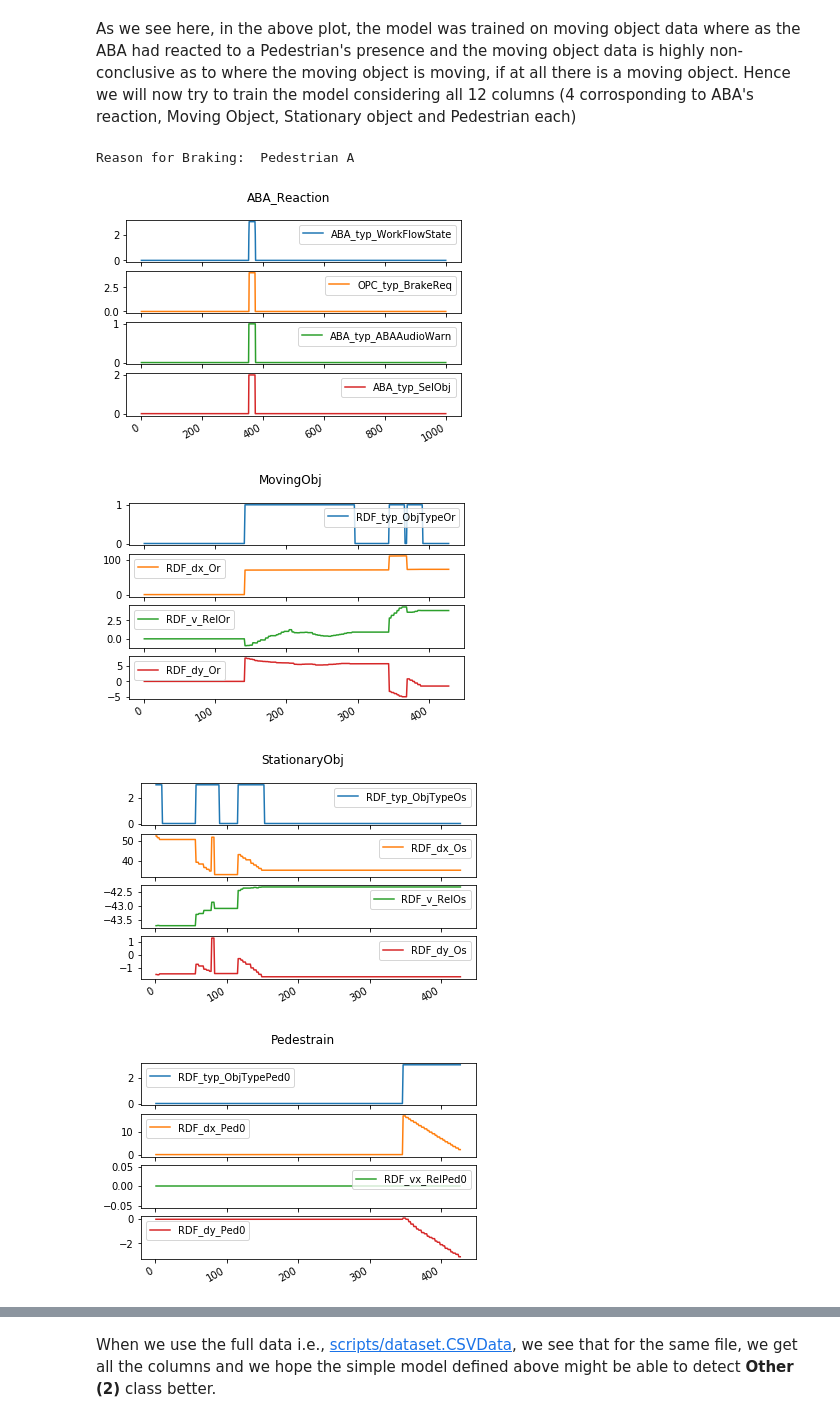
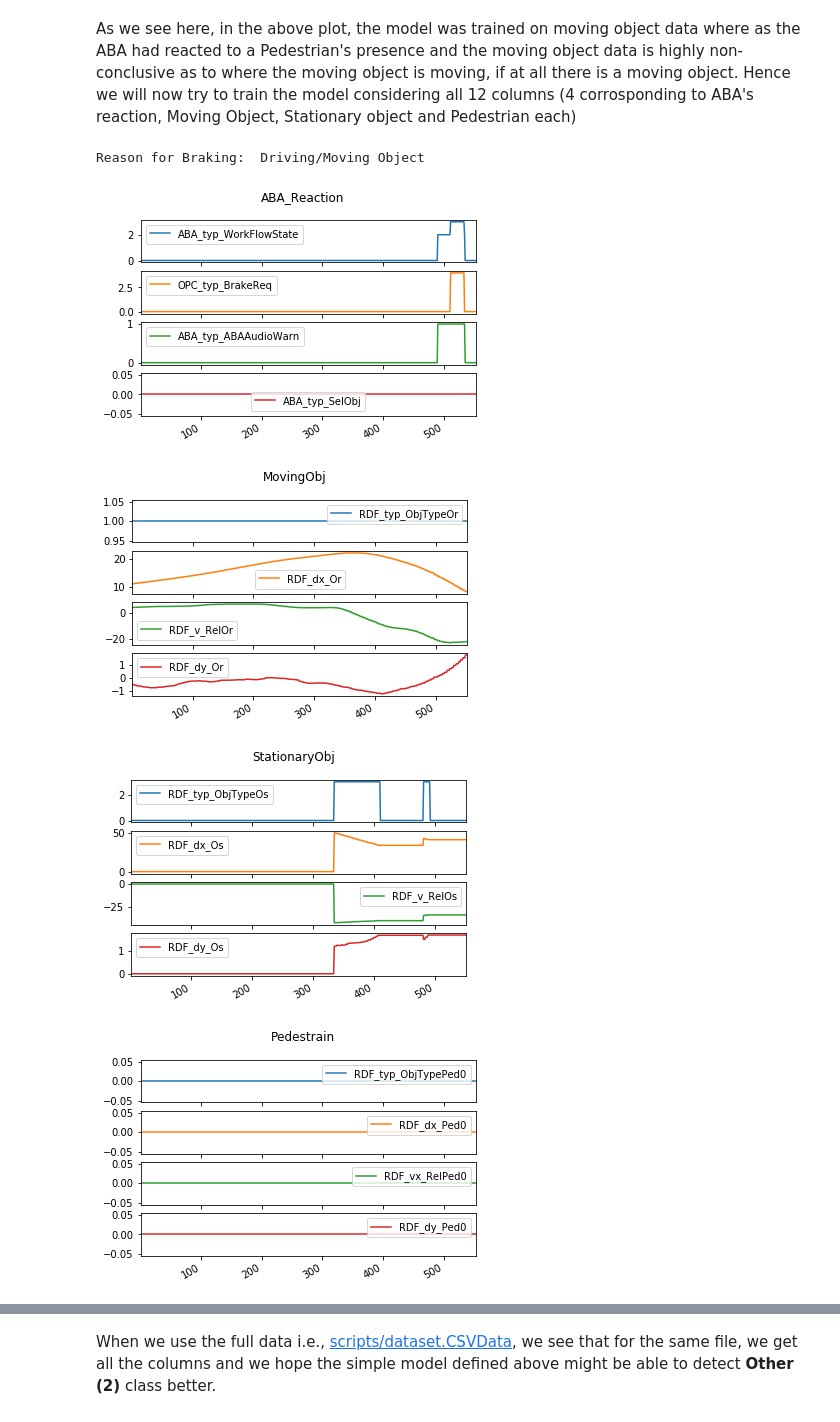
Before and after one commit to dumbPy/SceneR2, a Jupyter notebook: Notebooks/CSV_Model.ipynb, the cells around one changed output, grey strips where cells are left out. Saved outputs shown, nothing was run; the diff lists cells and outputs as text; code cells hidden in the pictures.

```diff
--- a/Notebooks/CSV_Model.ipynb
+++ b/Notebooks/CSV_Model.ipynb
@@ -15,6 +15,10 @@ As loading and cleaning the dataset takes some time, we load the dataset and sav
 data=MovingObjectData.fromCSVFolder("/home/sufiyan/data/Daimler/100_vids/csv/")
 with open("/home/sufiyan/data/Daimler/100_vids/pickled_160_csv_14Feb", 'wb') as f:
     pickle.dump(data, f)
+# %%
+data=MovingObjectData.fromCSVFolder("/home/sufiyan/data/Daimler/100_vids/csv/")
+with open("/home/sufiyan/data/Daimler/100_vids/pickled_MovingObject_160_csv_20Feb", 'wb') as f:
+    pickle.dump(data, f)
 # %% [markdown]
 Loading the dataset. To see how the dataset works, see [scripts/dataset.py](https://github.com/dumbPy/MTP/blob/master/scripts/dataset.py)
 # %%
@@ -25,3 +27,6 @@ path="/home/sufiyan/Common_data/mtp2/dataset/NEW/100_vids/"
+# %%
+with open("/home/sufiyan/data/Daimler/100_vids/pickled_MovingObject_160_csv_20Feb", 'rb') as f:
+    dataset=pickle.load(f)
 # %% [markdown]
 Total number of files in the dataset
 # %%
@@ -217,16 +197,16 @@ Reason for Braking:  Pedestrian A
 As we see here, in the above plot, the model was trained on moving object data where as the ABA had reacted to a Pedestrian's presence and the moving object data is highly non-conclusive as to where the moving object is moving, if at all there is a moving object. Hence we will now try to train the model considering all 12 columns (4 corrosponding to ABA's reaction, Moving Object, Stationary object and Pedestrian each)
 # %%
 full_data=CSVData.fromCSVFolder("/home/sufiyan/data/Daimler/100_vids/csv/")
-with open("/home/sufiyan/data/Daimler/100_vids/pickled_CSVData_160_csv_18Feb", 'wb') as f:
+with open("/home/sufiyan/data/Daimler/100_vids/pickled_CSVData_160_csv_20Feb", 'wb') as f:
     pickle.dump(full_data, f)
 # %%
-with open("/home/sufiyan/data/Daimler/100_vids/pickled_CSVData_160_csv_18Feb", 'rb') as f:
+with open("/home/sufiyan/data/Daimler/100_vids/pickled_CSVData_160_csv_20Feb", 'rb') as f:
     full_data=pickle.load(f)
 # %%
-full_data.plot(1)
+full_data.plot(0)
 # %% [output]
-Reason for Braking:  Pedestrian A
+Reason for Braking:  Driving/Moving Object
-[figure, old version]
+[figure, new version]
-[figure, old version]
+[figure, new version]
-[figure, old version]
+[figure, new version]
-[figure, old version]
+[figure, new version]
```
Also changed, not shown: parts of 24 cells of this notebook, 5 other files.
